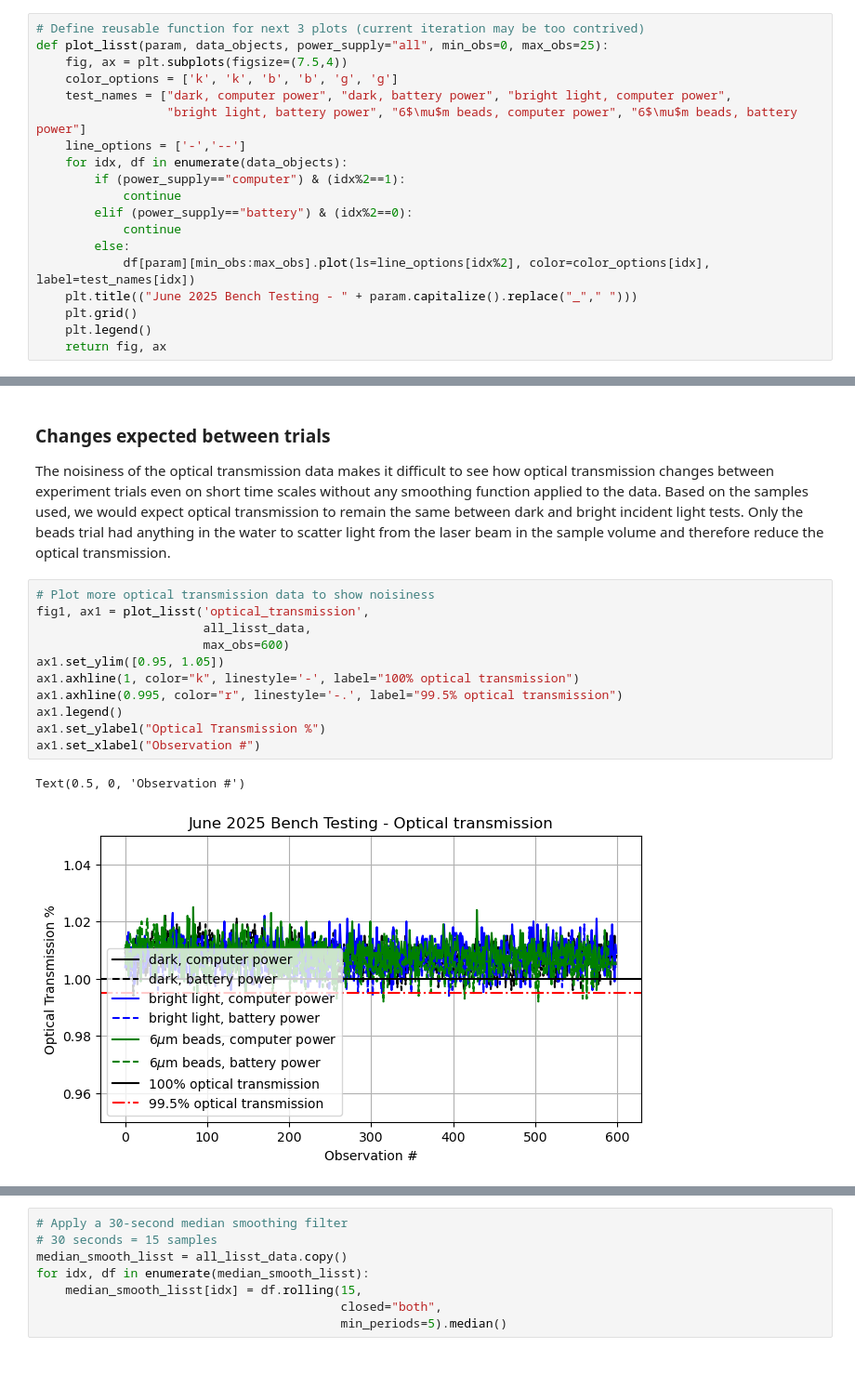
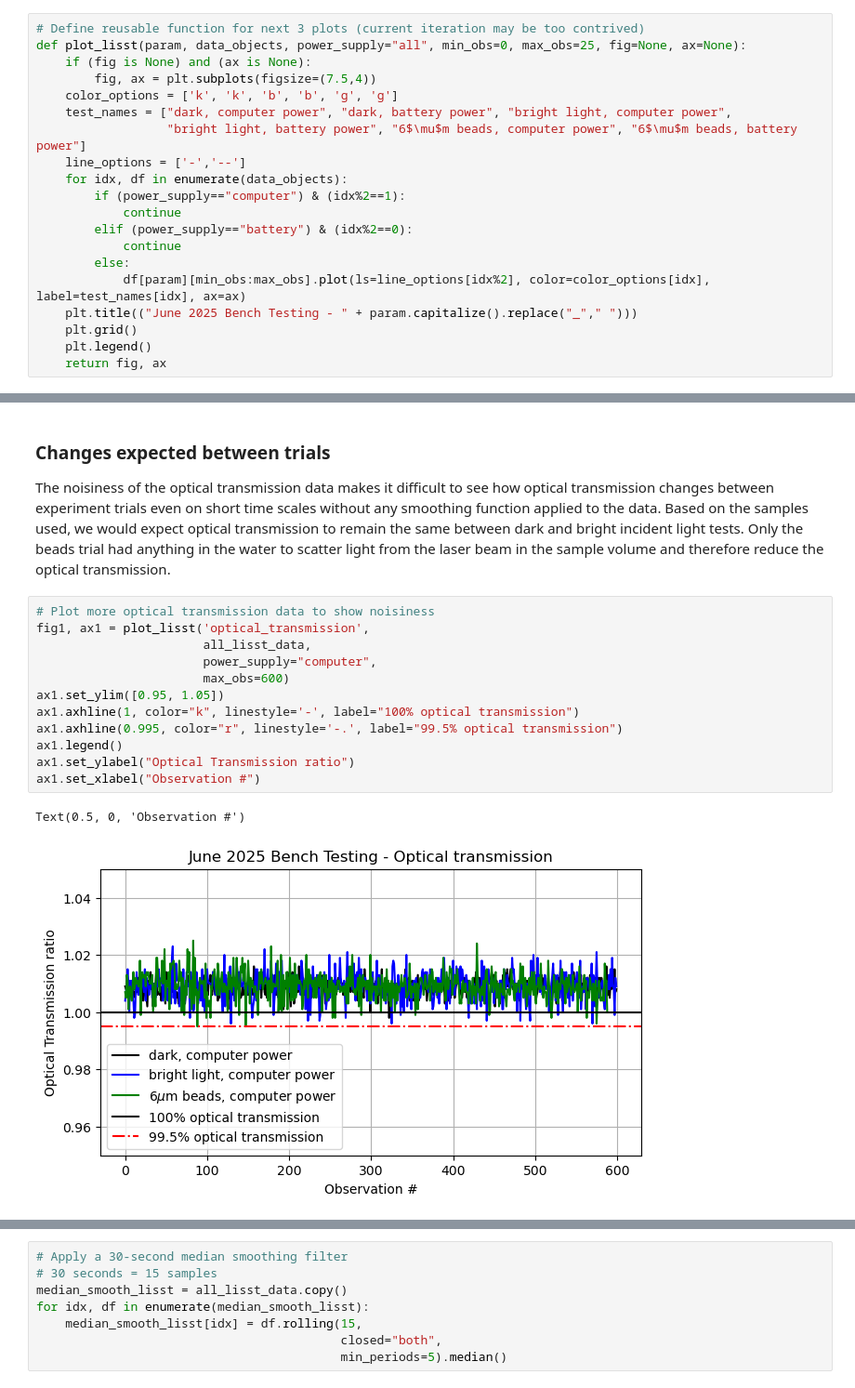
Before and after one commit to cooleyky/prtsz_deep_dive, a Jupyter notebook: 02-lisst-bench-test-transmission.ipynb, the cells around one changed output, grey strips where cells are left out. Shown at 93% size. Drawn from its saved outputs; the diff is of its cells as text.

Commit message:
compare laser power parameters

```diff
--- a/02-lisst-bench-test-transmission.ipynb
+++ b/02-lisst-bench-test-transmission.ipynb
@@ -118,8 +118,9 @@ Index(['volumecon1', 'volumecon2', 'volumecon3', 'volumecon4', 'volumecon5',
       dtype='object')
 # %%
 # Define reusable function for next 3 plots (current iteration may be too contrived)
-def plot_lisst(param, data_objects, power_supply="all", min_obs=0, max_obs=25):
-    fig, ax = plt.subplots(figsize=(7.5,4))
+def plot_lisst(param, data_objects, power_supply="all", min_obs=0, max_obs=25, fig=None, ax=None):
+    if (fig is None) and (ax is None):
+        fig, ax = plt.subplots(figsize=(7.5,4))
     color_options = ['k', 'k', 'b', 'b', 'g', 'g']
     test_names = ["dark, computer power", "dark, battery power", "bright light, computer power",
                   "bright light, battery power", "6$\mu$m beads, computer power", "6$\mu$m beads, battery power"]
@@ -130,7 +131,7 @@ def plot_lisst(param, data_objects, power_supply="all", min_obs=0, max_obs=25):
         elif (power_supply=="battery") & (idx%2==0):
             continue
         else:
-            df[param][min_obs:max_obs].plot(ls=line_options[idx%2], color=color_options[idx], label=test_names[idx])
+            df[param][min_obs:max_obs].plot(ls=line_options[idx%2], color=color_options[idx], label=test_names[idx], ax=ax)
     plt.title(("June 2025 Bench Testing - " + param.capitalize().replace("_"," ")))
     plt.grid()
     plt.legend()
@@ -164,14 +165,15 @@ The noisiness of the optical transmission data makes it difficult to see how opt
 # %%
 # Plot more optical transmission data to show noisiness
 fig1, ax1 = plot_lisst('optical_transmission',
                        all_lisst_data,
+                       power_supply="computer",
                        max_obs=600)
 ax1.set_ylim([0.95, 1.05])
 ax1.axhline(1, color="k", linestyle='-', label="100% optical transmission")
 ax1.axhline(0.995, color="r", linestyle='-.', label="99.5% optical transmission")
 ax1.legend()
-ax1.set_ylabel("Optical Transmission %")
+ax1.set_ylabel("Optical Transmission ratio")
 ax1.set_xlabel("Observation #")
 # %% [output]
 Text(0.5, 0, 'Observation #')
-[figure, old version]
+[figure, new version]
```
Also changed, not shown: parts of 1 cell of this notebook.
